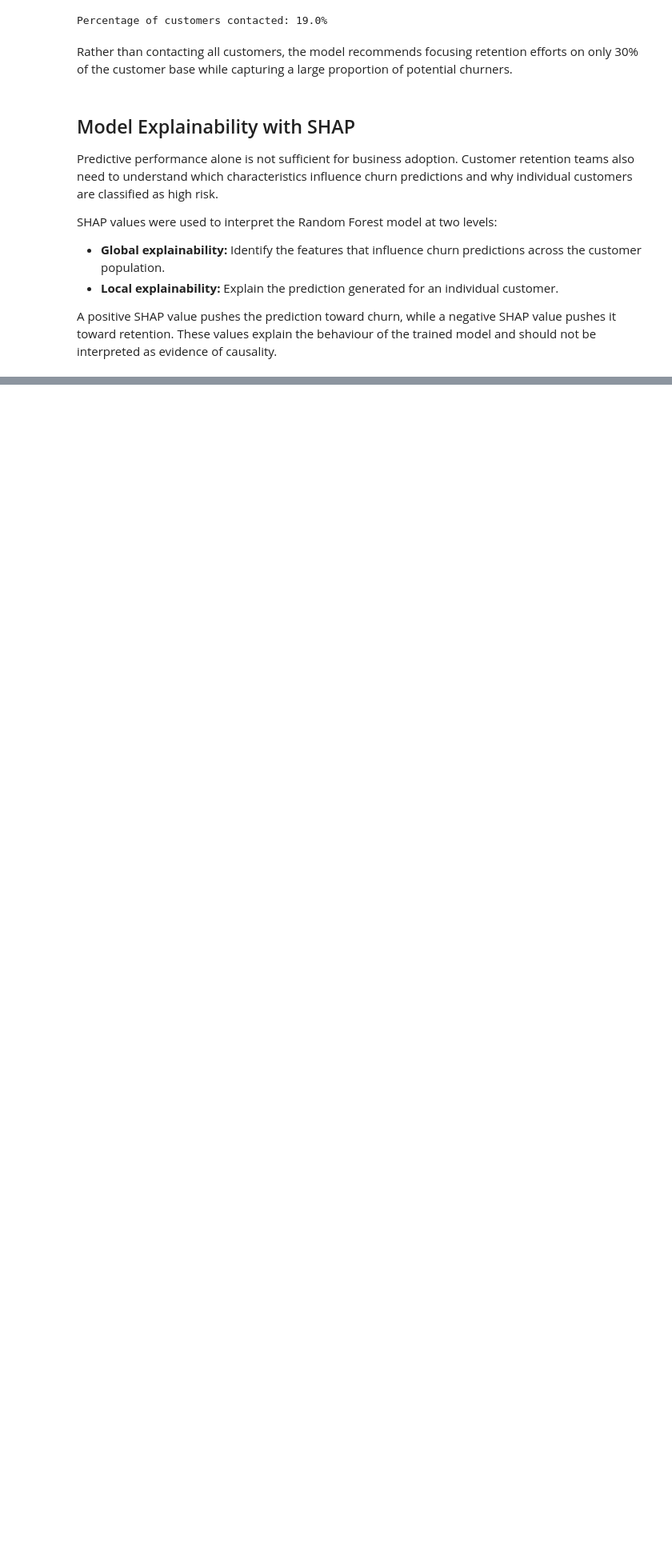
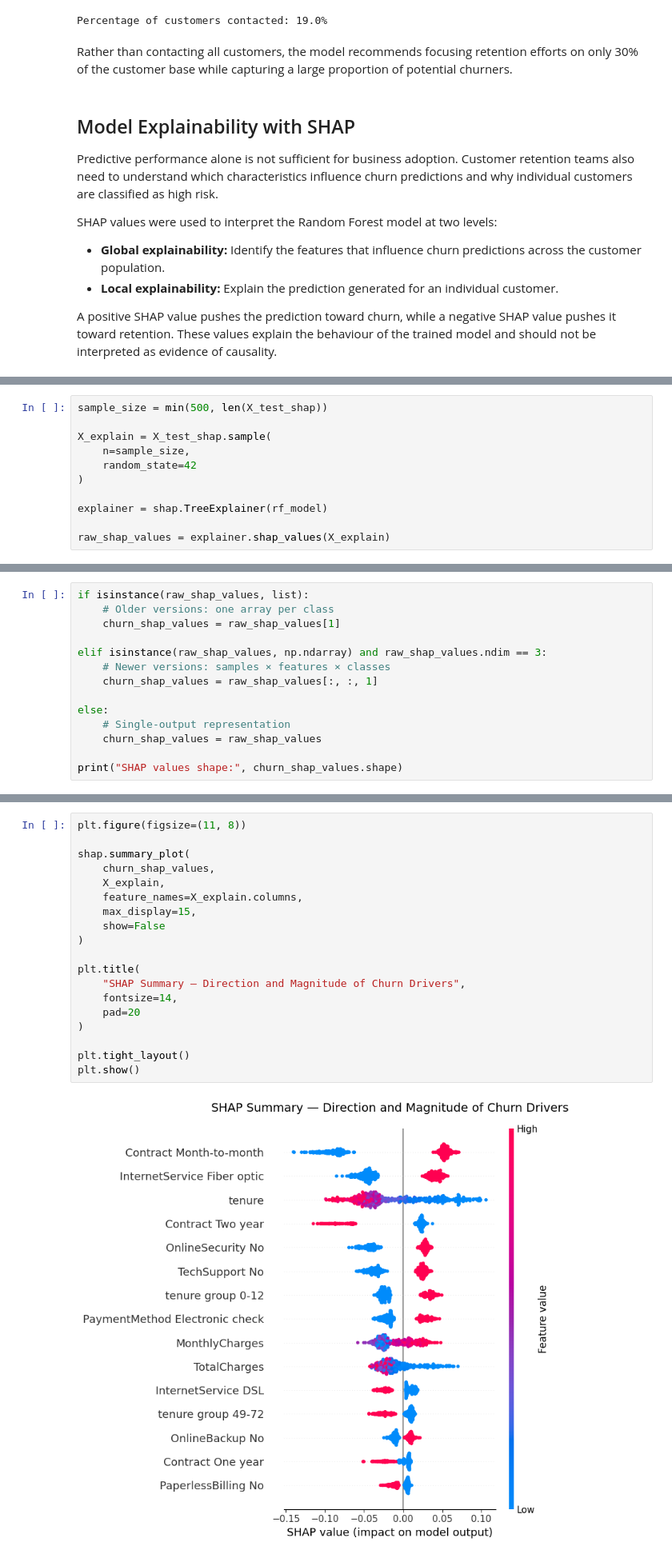
Before and after one commit to Saptaparnineogi/Customer-Churn-Risk-Assessment-and-Retention-Analytics, a Jupyter notebook: notebooks/03_Model_Evaluation_and_Business_Insights.ipynb.ipynb, the cells around one changed output, grey strips where cells are left out. Shown at 80% size. Saved outputs shown, nothing was run; the diff lists cells and outputs as text; blank space fills up the shorter version.

```diff
--- a/notebooks/03_Model_Evaluation_and_Business_Insights.ipynb.ipynb
+++ b/notebooks/03_Model_Evaluation_and_Business_Insights.ipynb.ipynb
@@ -495,0 +532,11 @@ Successfully installed cloudpickle-3.1.2 llvmlite-0.48.0 numba-0.66.0 shap-0.51.
+# %%
+sample_size = min(500, len(X_test_shap))
+
+X_explain = X_test_shap.sample(
+    n=sample_size,
+    random_state=42
+)
+
+explainer = shap.TreeExplainer(rf_model)
+
+raw_shap_values = explainer.shap_values(X_explain)
@@ -495,0 +545,14 @@ Successfully installed cloudpickle-3.1.2 llvmlite-0.48.0 numba-0.66.0 shap-0.51.
+# %%
+if isinstance(raw_shap_values, list):
+    # Older versions: one array per class
+    churn_shap_values = raw_shap_values[1]
+
+elif isinstance(raw_shap_values, np.ndarray) and raw_shap_values.ndim == 3:
+    # Newer versions: samples × features × classes
+    churn_shap_values = raw_shap_values[:, :, 1]
+
+else:
+    # Single-output representation
+    churn_shap_values = raw_shap_values
+
+print("SHAP values shape:", churn_shap_values.shape)
@@ -495,0 +628,21 @@ Successfully installed cloudpickle-3.1.2 llvmlite-0.48.0 numba-0.66.0 shap-0.51.
+# %%
+plt.figure(figsize=(11, 8))
+
+shap.summary_plot(
+    churn_shap_values,
+    X_explain,
+    feature_names=X_explain.columns,
+    max_display=15,
+    show=False
+)
+
+plt.title(
+    "SHAP Summary — Direction and Magnitude of Churn Drivers",
+    fontsize=14,
+    pad=20
+)
+
+plt.tight_layout()
+plt.show()
+# %% [output]
+[figure, added]
```
Also changed, not shown: parts of 15 cells of this notebook.
